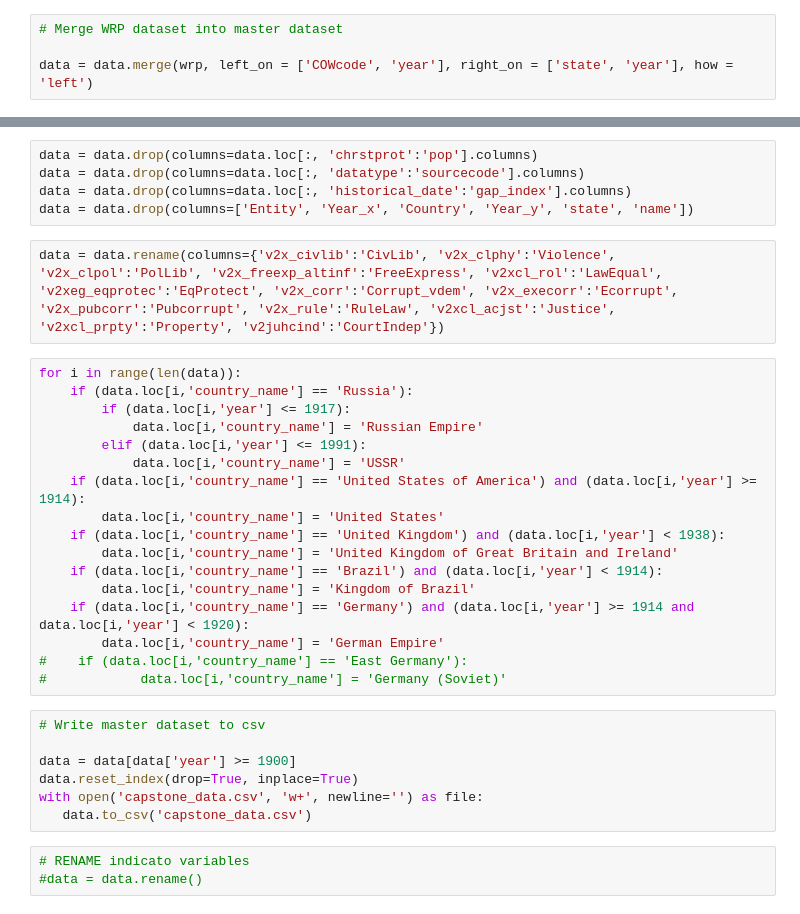
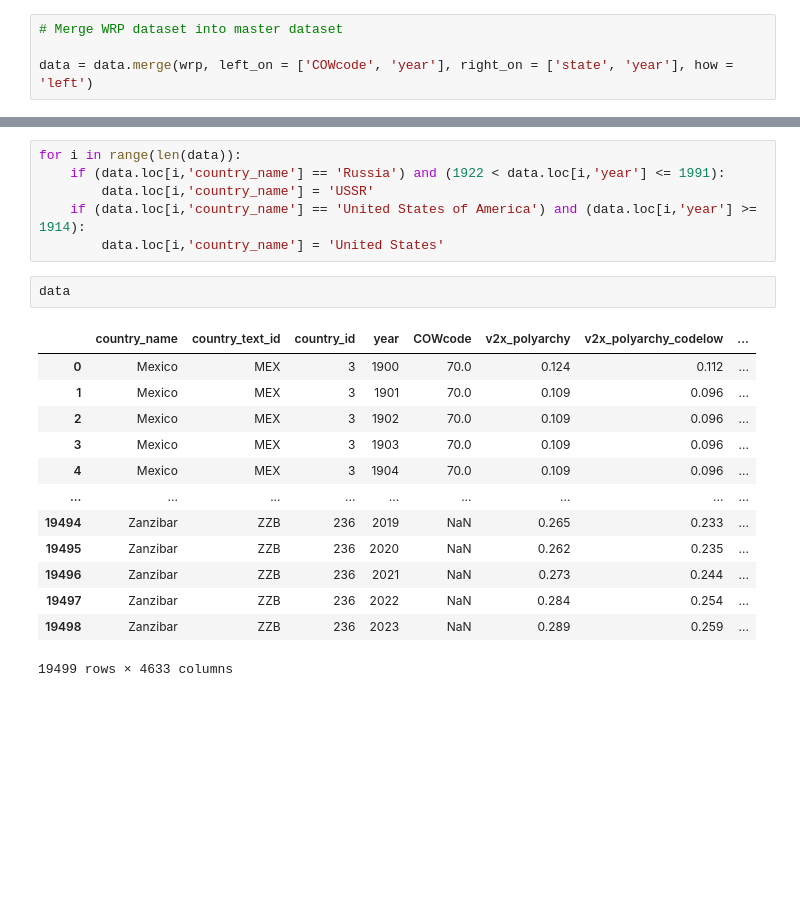
Before and after one commit to aroz12/Statistics-Capstone, a Jupyter notebook: Statistics Capstone.ipynb, the cells around one changed output, grey strips where cells are left out. Cells and saved outputs as stored; diff of their text form; blank space fills up the shorter version.

```diff
--- a/Statistics Capstone.ipynb
+++ b/Statistics Capstone.ipynb
@@ -128,37 +165,25 @@ data = data.merge(wrp, left_on = ['COWcode', 'year'], right_on = ['state', 'year
-# %%
-data = data.drop(columns=data.loc[:, 'chrstprot':'pop'].columns)
-data = data.drop(columns=data.loc[:, 'datatype':'sourcecode'].columns)
-data = data.drop(columns=data.loc[:, 'historical_date':'gap_index'].columns)
-data = data.drop(columns=['Entity', 'Year_x', 'Country', 'Year_y', 'state', 'name'])
-# %%
-data = data.rename(columns={'v2x_civlib':'CivLib', 'v2x_clphy':'Violence', 'v2x_clpol':'PolLib', 'v2x_freexp_altinf':'FreeExpress', 'v2xcl_rol':'LawEqual', 'v2xeg_eqprotec':'EqProtect', 'v2x_corr':'Corrupt_vdem', 'v2x_execorr':'Ecorrupt', 'v2x_pubcorr':'Pubcorrupt', 'v2x_rule':'RuleLaw', 'v2xcl_acjst':'Justice', 'v2xcl_prpty':'Property', 'v2juhcind':'CourtIndep'})
-# %%
-for i in range(len(data)):
-    if (data.loc[i,'country_name'] == 'Russia'):
-        if (data.loc[i,'year'] <= 1917):
-            data.loc[i,'country_name'] = 'Russian Empire'
-        elif (data.loc[i,'year'] <= 1991):
-            data.loc[i,'country_name'] = 'USSR'
-    if (data.loc[i,'country_name'] == 'United States of America') and (data.loc[i,'year'] >= 1914):
-        data.loc[i,'country_name'] = 'United States'
-    if (data.loc[i,'country_name'] == 'United Kingdom') and (data.loc[i,'year'] < 1938):
-        data.loc[i,'country_name'] = 'United Kingdom of Great Britain and Ireland'
-    if (data.loc[i,'country_name'] == 'Brazil') and (data.loc[i,'year'] < 1914):
-        data.loc[i,'country_name'] = 'Kingdom of Brazil'
-    if (data.loc[i,'country_name'] == 'Germany') and (data.loc[i,'year'] >= 1914 and data.loc[i,'year'] < 1920):
-        data.loc[i,'country_name'] = 'German Empire'
-#    if (data.loc[i,'country_name'] == 'East Germany'):
-#            data.loc[i,'country_name'] = 'Germany (Soviet)'
 # %%
-# Write master dataset to csv
-
-data = data[data['year'] >= 1900]
-data.reset_index(drop=True, inplace=True)
-with open('capstone_data.csv', 'w+', newline='') as file:
-   data.to_csv('capstone_data.csv')
+for i in range(len(data)):
+    if (data.loc[i,'country_name'] == 'Russia') and (1922 < data.loc[i,'year'] <= 1991):
+        data.loc[i,'country_name'] = 'USSR'
+    if (data.loc[i,'country_name'] == 'United States of America') and (data.loc[i,'year'] >= 1914):
+        data.loc[i,'country_name'] = 'United States'
-# %%
-# RENAME indicato variables
-#data = data.rename()
+# %%
+data
+# %% [output]
+|  | country_name | country_text_id | country_id | year | COWcode | v2x_polyarchy | v2x_polyarchy_codelow | ... |
+| 0 | Mexico | MEX | 3 | 1900 | 70.0 | 0.124 | 0.112 | ... |
+| 1 | Mexico | MEX | 3 | 1901 | 70.0 | 0.109 | 0.096 | ... |
+| 2 | Mexico | MEX | 3 | 1902 | 70.0 | 0.109 | 0.096 | ... |
+| 3 | Mexico | MEX | 3 | 1903 | 70.0 | 0.109 | 0.096 | ... |
+| 4 | Mexico | MEX | 3 | 1904 | 70.0 | 0.109 | 0.096 | ... |
+| ... | ... | ... | ... | ... | ... | ... | ... | ... |
+| 19494 | Zanzibar | ZZB | 236 | 2019 | NaN | 0.265 | 0.233 | ... |
+| 19495 | Zanzibar | ZZB | 236 | 2020 | NaN | 0.262 | 0.235 | ... |
+| 19496 | Zanzibar | ZZB | 236 | 2021 | NaN | 0.273 | 0.244 | ... |
+| 19497 | Zanzibar | ZZB | 236 | 2022 | NaN | 0.284 | 0.254 | ... |
+| 19498 | Zanzibar | ZZB | 236 | 2023 | NaN | 0.289 | 0.259 | ... |
+19499 rows × 4633 columns
 # %%
 # visualization
 
```
Also changed, not shown: parts of 24 cells of this notebook.
